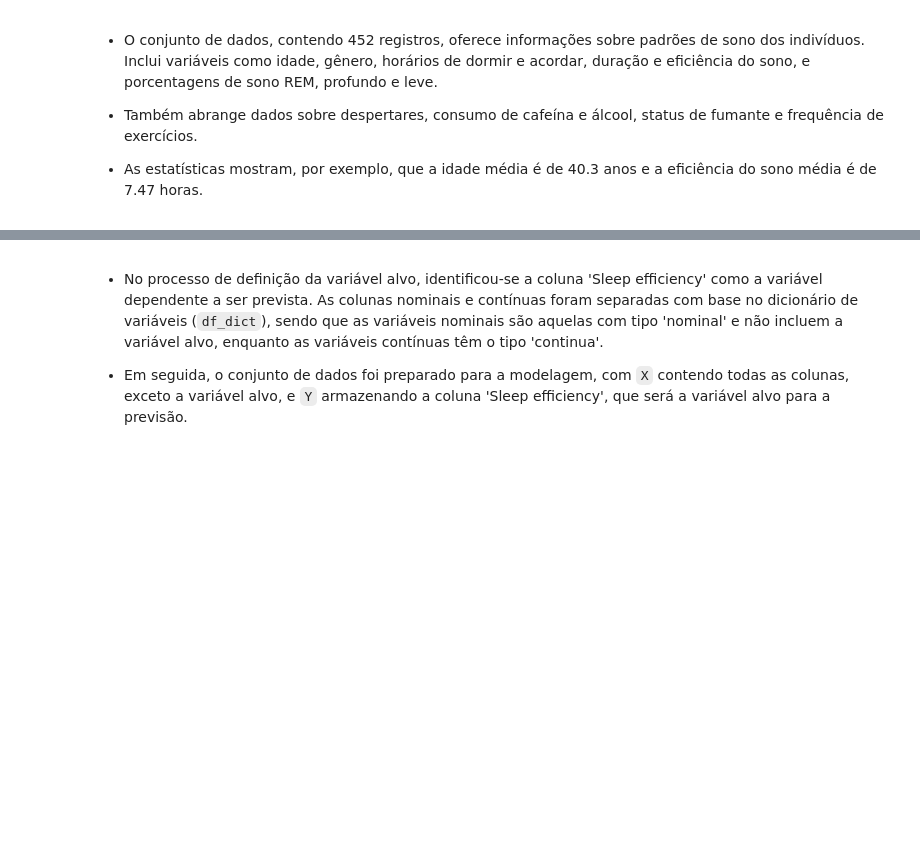
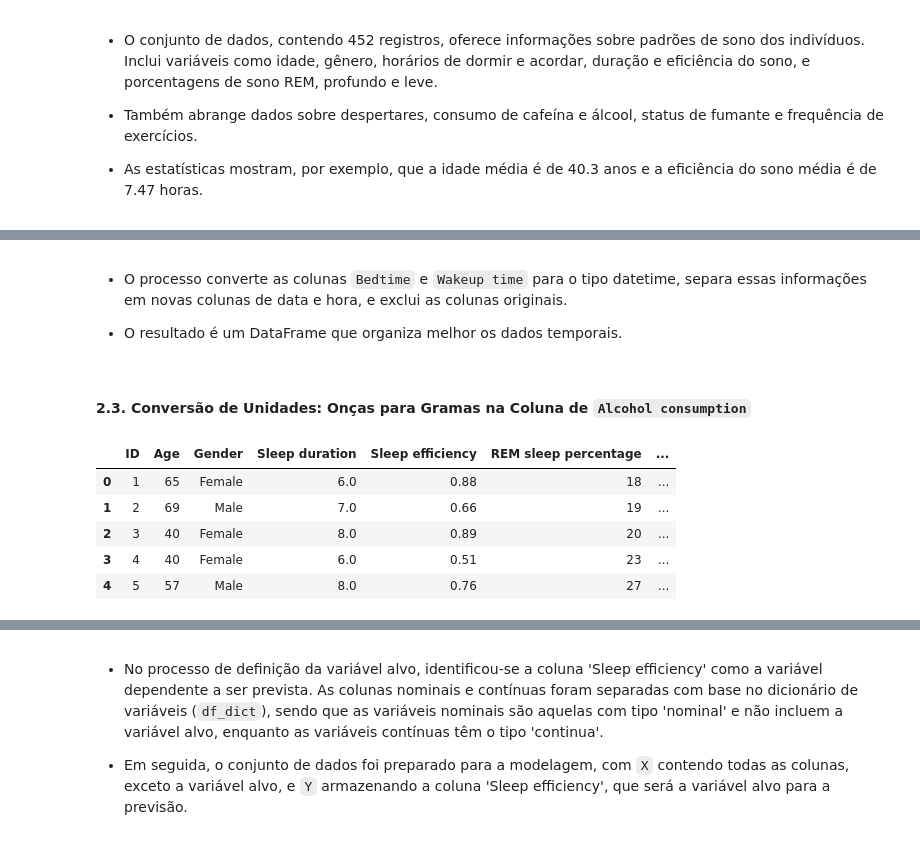
Before and after one commit to KesavaS2/Kesava_Menezes, a Jupyter notebook: notebooks/ 02-comparative_analysis.ipynb, the cells around one changed output, grey strips where cells are left out. Saved outputs shown, nothing was run; the diff lists cells and outputs as text; code cells hidden in the pictures; blank space fills up the shorter version.

Commit message:
feat: Inclusão de informações

```diff
--- a/notebooks/ 02-comparative_analysis.ipynb
+++ b/notebooks/ 02-comparative_analysis.ipynb
@@ -194,0 +259,24 @@ df.describe(include='all')
+# %% [markdown]
+* O processo converte as colunas `Bedtime` e `Wakeup time` para o tipo datetime, separa essas informações em novas colunas de data e hora, e exclui as colunas originais.
+
+* O resultado é um DataFrame que organiza melhor os dados temporais.
+# %% [markdown]
+#### 2.3. Conversão de Unidades: Onças para Gramas na Coluna de `Alcohol consumption`
+# %%
+# Conversão De Unidades
+
+def oz_to_g(oz):
+    return oz * 28.3495
+
+# Aplicando a conversão na coluna 'Alcohol consumption'
+df['alcohol_consumption_g'] = df['Alcohol consumption'].apply(oz_to_g)
+df = df.drop(columns=['Alcohol consumption'])
+
+display(df.head().round(2))
+# %% [output]
+|  | ID | Age | Gender | Sleep duration | Sleep efficiency | REM sleep percentage | ... |
+| 0 | 1 | 65 | Female | 6.0 | 0.88 | 18 | ... |
+| 1 | 2 | 69 | Male | 7.0 | 0.66 | 19 | ... |
+| 2 | 3 | 40 | Female | 8.0 | 0.89 | 20 | ... |
+| 3 | 4 | 40 | Female | 6.0 | 0.51 | 23 | ... |
+| 4 | 5 | 57 | Male | 8.0 | 0.76 | 27 | ... |
```
Also changed, not shown: parts of 18 cells of this notebook.
